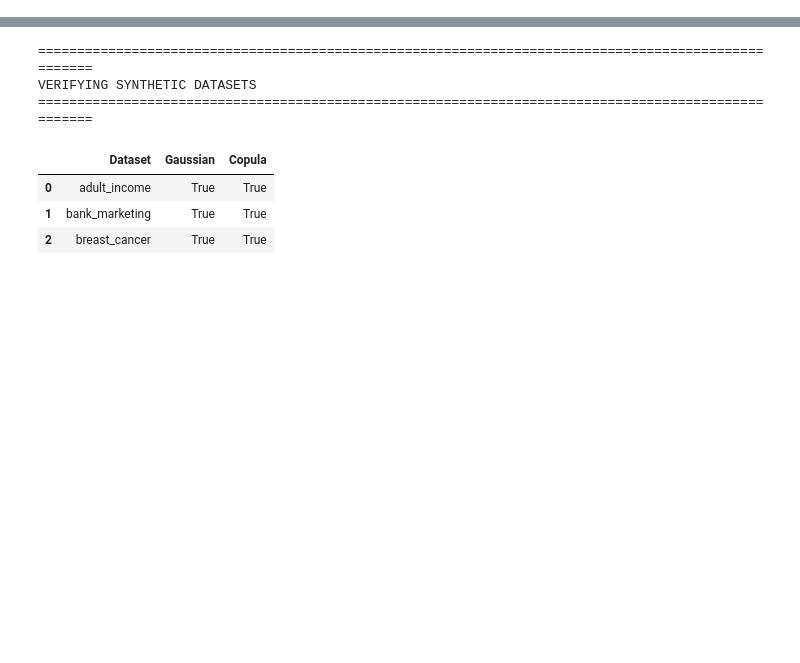
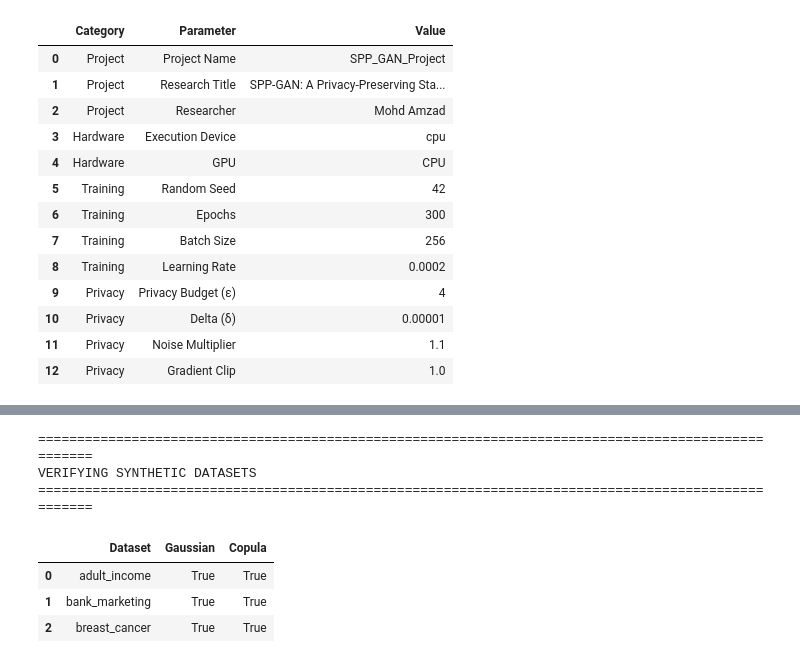
Before and after one commit to amzad-786githumb/Privacy-Preserving-Synthetic-Tabular-Data-Generation-Using-Generative-Adversarial-Networks, a Jupyter notebook: 04_Baseline_Deep_Models.ipynb, the cells around one changed output, grey strips where cells are left out. Drawn from its saved outputs; the diff is of its cells as text; code cells hidden in the pictures; blank space fills up the shorter version.

```diff
--- a/04_Baseline_Deep_Models.ipynb
+++ b/04_Baseline_Deep_Models.ipynb
@@ -1320,0 +1654,78 @@ VERIFYING STATISTICAL MODELS
+# %%
+# ==============================================================================
+# B12. Configuration Summary
+# ==============================================================================
+
+CONFIG_SUMMARY = pd.DataFrame({
+
+    "Category": [
+
+        "Project",
+        "Project",
+        "Project",
+
+        "Hardware",
+        "Hardware",
+
+        "Training",
+        "Training",
+        "Training",
+        "Training",
+
+        "Privacy",
+        "Privacy",
+        "Privacy",
+        "Privacy"
+
+    ],
+
+    "Parameter": [
+
+        "Project Name",
+        "Research Title",
+        "Researcher",
+
+        "Execution Device",
+        "GPU",
+
+        "Random Seed",
+        "Epochs",
+        "Batch Size",
+        "Learning Rate",
+
+        "Privacy Budget (ε)",
+        "Delta (δ)",
+        "Noise Multiplier",
+        "Gradient Clip"
+
+    ],
+
+    "Value": [
+
+        PROJECT_CONFIG["project_name"],
+        PROJECT_CONFIG["research_title"],
+        PROJECT_CONFIG["researcher"],
+
+        str(DEVICE),
+        GPU_NAME,
+
+        SEED,
+        EPOCHS,
+        BATCH_SIZE,
+        LEARNING_RATE,
+
+        PRIVACY_BUDGET,
+        DELTA,
+        NOISE_MULTIPLIER,
+        GRADIENT_CLIP
+
+    ]
+
+})
+
+print("=" * 100)
+print("CONFIGURATION SUMMARY")
+print("=" * 100)
+
+display(CONFIG_SUMMARY)
+# %% [output]
@@ -1320,0 +1735,14 @@ VERIFYING STATISTICAL MODELS
+|  | Category | Parameter | Value |
+| 0 | Project | Project Name | SPP_GAN_Project |
+| 1 | Project | Research Title | SPP-GAN: A Privacy-Preserving Sta... |
+| 2 | Project | Researcher | Mohd Amzad |
+| 3 | Hardware | Execution Device | cpu |
+| 4 | Hardware | GPU | CPU |
+| 5 | Training | Random Seed | 42 |
+| 6 | Training | Epochs | 300 |
+| 7 | Training | Batch Size | 256 |
+| 8 | Training | Learning Rate | 0.0002 |
+| 9 | Privacy | Privacy Budget (ε) | 4 |
+| 10 | Privacy | Delta (δ) | 0.00001 |
+| 11 | Privacy | Noise Multiplier | 1.1 |
+| 12 | Privacy | Gradient Clip | 1.0 |
```
Also changed, not shown: parts of 51 cells of this notebook.
